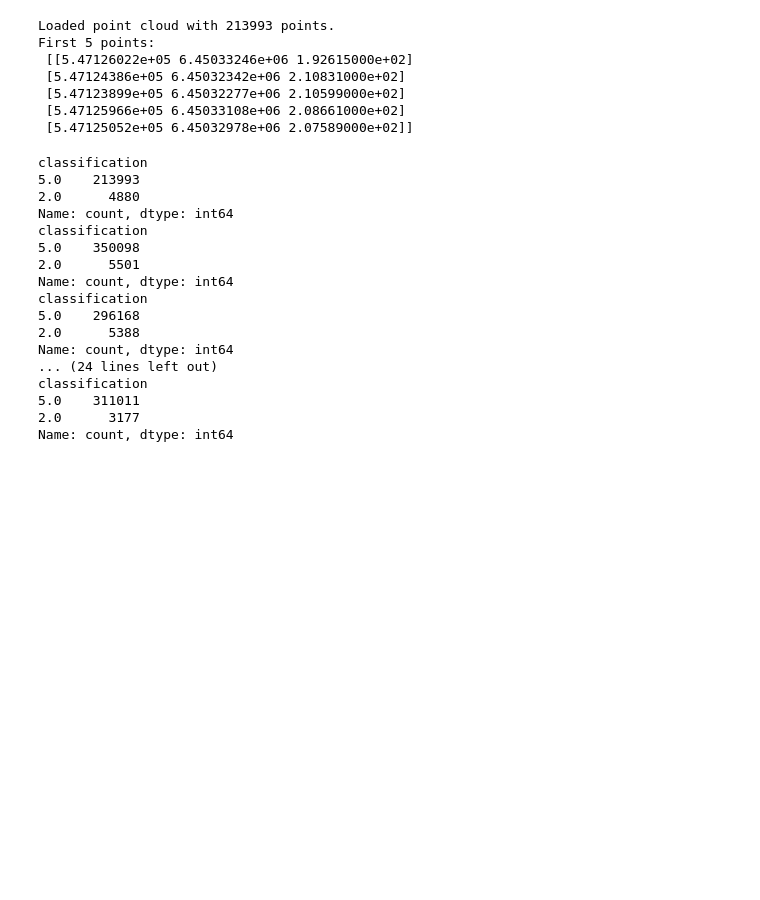
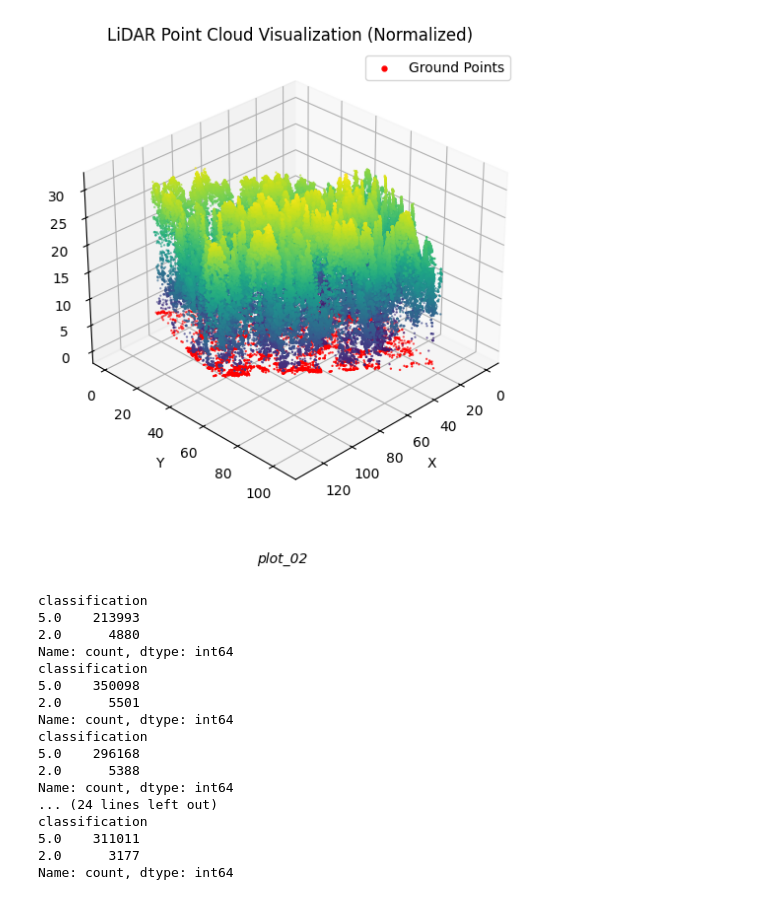
Before and after one commit to pariaighanian/LiDAR-Based-Tree-Detection, a Jupyter notebook: src/main.ipynb, the cells around one changed output. Cells and saved outputs as stored; diff of their text form; code cells hidden in the pictures; blank space fills up the shorter version.

Commit message:
plot_normalized_lidar added to main

```diff
--- a/src/main.ipynb
+++ b/src/main.ipynb
@@ -33,24 +34,3 @@ def load_and_filter_las(file_path: str, filter_class: int = 5) -> np.ndarray:
     except Exception as e:
         print(f"Error loading and filtering file: {e}")
         return None
-# %%
-# Path to your .las file
-lidar_df_1 = "../data/als/plot_01.las"
-
-# Load the point cloud with ground points filtered
-point_cloud = load_and_filter_las(lidar_df_1, filter_class=5)
-
-# Check the result
-if point_cloud is not None:
-    print(f"Loaded point cloud with {point_cloud.shape[0]} points.")
-    print("First 5 points:\n", point_cloud[:5])
-else:
-    print("Failed to load the .las file.")
-# %% [output]
-Loaded point cloud with 213993 points.
-First 5 points:
- [[5.47126022e+05 6.45033246e+06 1.92615000e+02]
- [5.47124386e+05 6.45032342e+06 2.10831000e+02]
- [5.47123899e+05 6.45032277e+06 2.10599000e+02]
- [5.47125966e+05 6.45033108e+06 2.08661000e+02]
- [5.47125052e+05 6.45032978e+06 2.07589000e+02]]
@@ -57,3 +91,7 @@ First 5 points:
+# %%
+plot_normalized_lidar("../data/als/plot_02.las")
+# %% [output]
+[figure, added]
 # %%
 from utils import read_lidar_to_df
 
```
Also changed, not shown: parts of 2 cells of this notebook.
